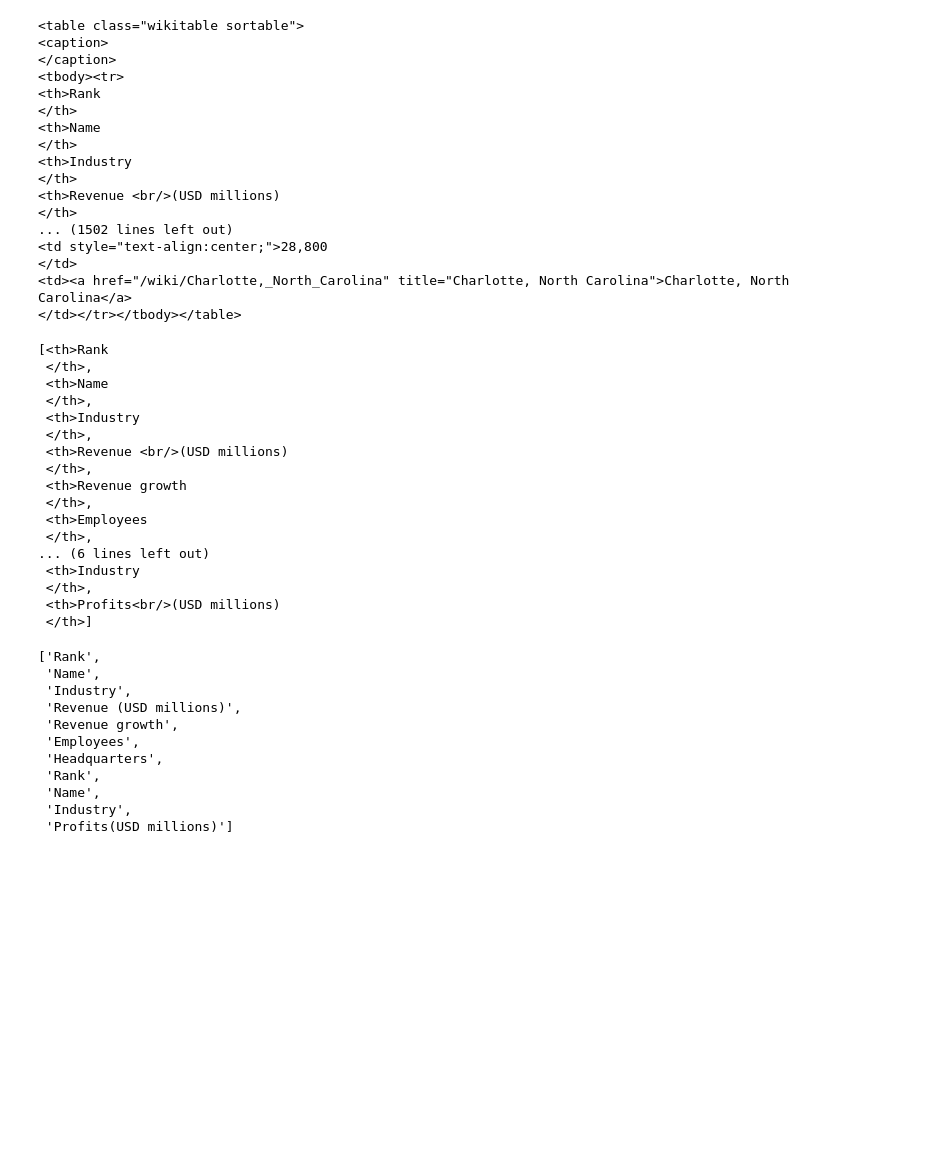
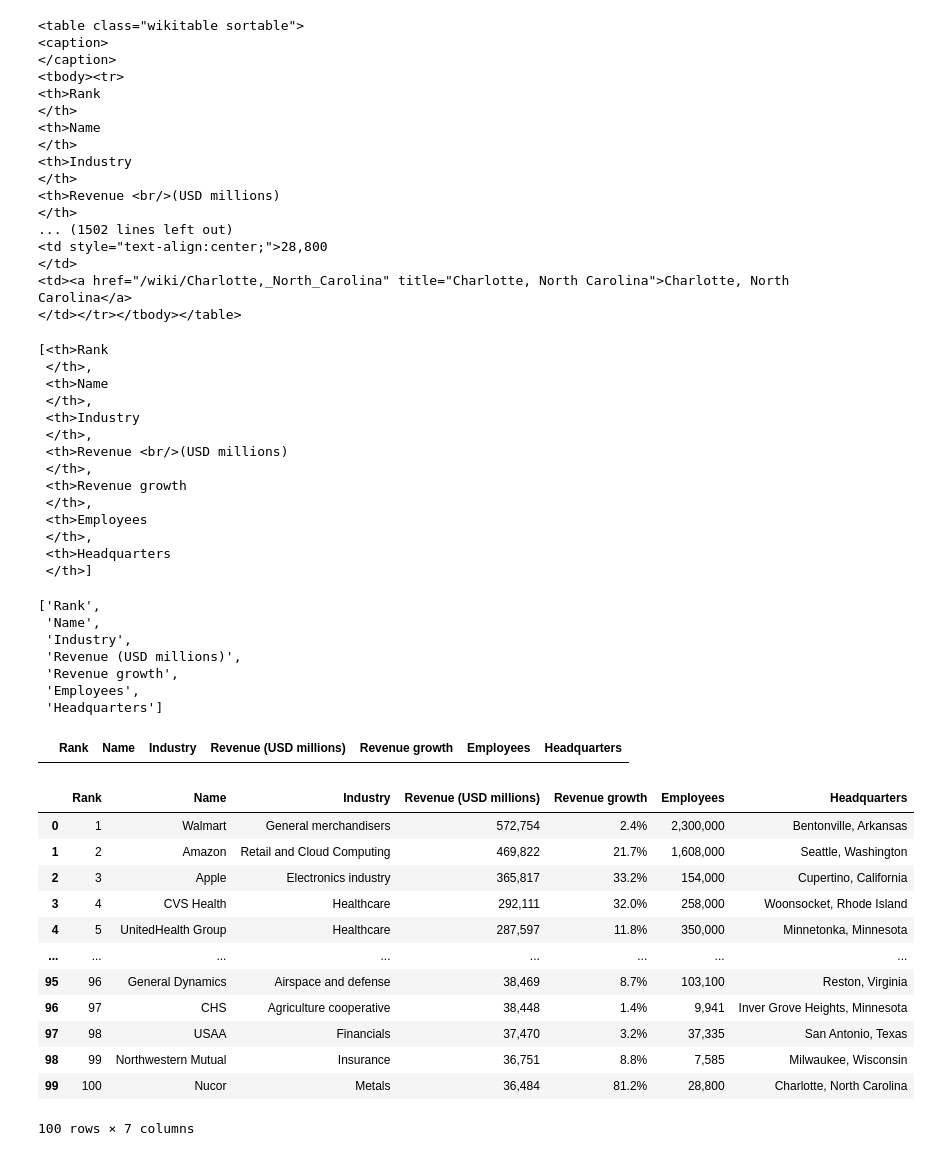
Before and after one commit to jsedlock/Web-Scraping-Wikipedia, a Jupyter notebook: Script.ipynb, the cells around one changed output. Saved outputs shown, nothing was run; the diff lists cells and outputs as text; code cells hidden in the pictures; blank space fills up the shorter version.

Commit message:
cleaned data

```diff
--- a/Script.ipynb
+++ b/Script.ipynb
@@ -73,7 +70,7 @@ print(table)
 <td><a href="/wiki/Charlotte,_North_Carolina" title="Charlotte, North Carolina">Charlotte, North Carolina</a>
 </td></tr></tbody></table>
 # %%
-world_titles = soup.find_all('th')
+world_titles = table.find_all('th')
 # %%
 world_titles
 # %% [output]
@@ -89,10 +86,7 @@ world_titles
  </th>,
  <th>Employees
  </th>,
-... (6 lines left out)
- <th>Industry
- </th>,
- <th>Profits<br/>(USD millions)
+ <th>Headquarters
  </th>]
 # %%
 world_table_titles = [title.text.strip() for title in world_titles]
@@ -105,8 +99,4 @@ world_table_titles
  'Revenue (USD millions)',
  'Revenue growth',
  'Employees',
- 'Headquarters',
- 'Rank',
- 'Name',
- 'Industry',
- 'Profits(USD millions)']
+ 'Headquarters']
@@ -112,0 +105,30 @@ world_table_titles
+# %%
+df = pd.DataFrame(columns = world_table_titles)
+df
+# %% [output]
+|  | Rank | Name | Industry | Revenue (USD millions) | Revenue growth | Employees | Headquarters |
+# %%
+column_data = table.find_all('tr')
+# %%
+for row in column_data[1:]:
+    row_data = row.find_all('td')
+    individual_row_data = [data.text.strip() for data in row_data]
+
+    length = len(df)
+    df.loc[length] = individual_row_data
+
+df
+# %% [output]
+|  | Rank | Name | Industry | Revenue (USD millions) | Revenue growth | Employees | Headquarters |
+| 0 | 1 | Walmart | General merchandisers | 572,754 | 2.4% | 2,300,000 | Bentonville, Arkansas |
+| 1 | 2 | Amazon | Retail and Cloud Computing | 469,822 | 21.7% | 1,608,000 | Seattle, Washington |
+| 2 | 3 | Apple | Electronics industry | 365,817 | 33.2% | 154,000 | Cupertino, California |
+| 3 | 4 | CVS Health | Healthcare | 292,111 | 32.0% | 258,000 | Woonsocket, Rhode Island |
+| 4 | 5 | UnitedHealth Group | Healthcare | 287,597 | 11.8% | 350,000 | Minnetonka, Minnesota |
+| ... | ... | ... | ... | ... | ... | ... | ... |
+| 95 | 96 | General Dynamics | Airspace and defense | 38,469 | 8.7% | 103,100 | Reston, Virginia |
+| 96 | 97 | CHS | Agriculture cooperative | 38,448 | 1.4% | 9,941 | Inver Grove Heights, Minnesota |
+| 97 | 98 | USAA | Financials | 37,470 | 3.2% | 37,335 | San Antonio, Texas |
+| 98 | 99 | Northwestern Mutual | Insurance | 36,751 | 8.8% | 7,585 | Milwaukee, Wisconsin |
+| 99 | 100 | Nucor | Metals | 36,484 | 81.2% | 28,800 | Charlotte, North Carolina |
+100 rows × 7 columns
```
Also changed, not shown: parts of 4 cells of this notebook, 1 other file.
